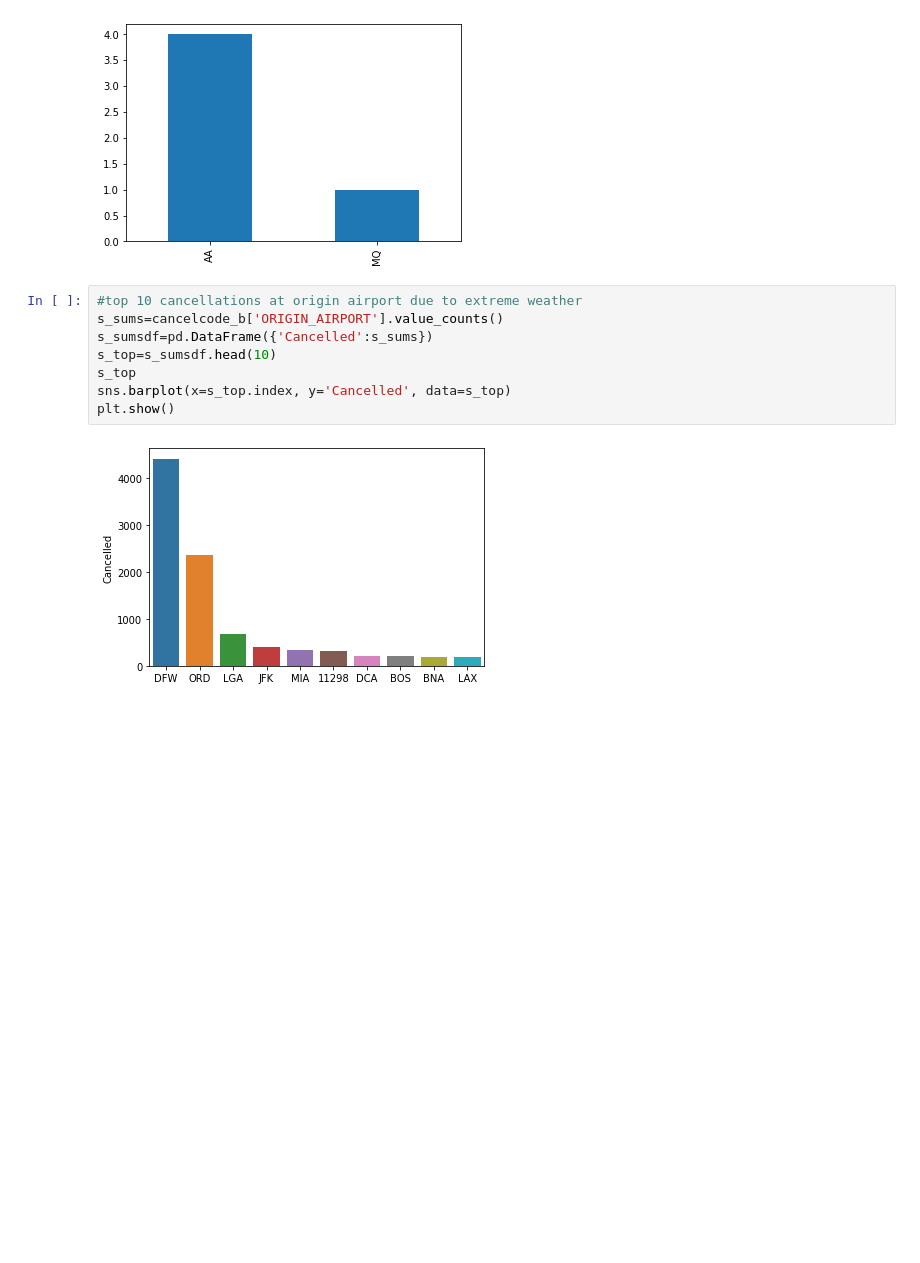
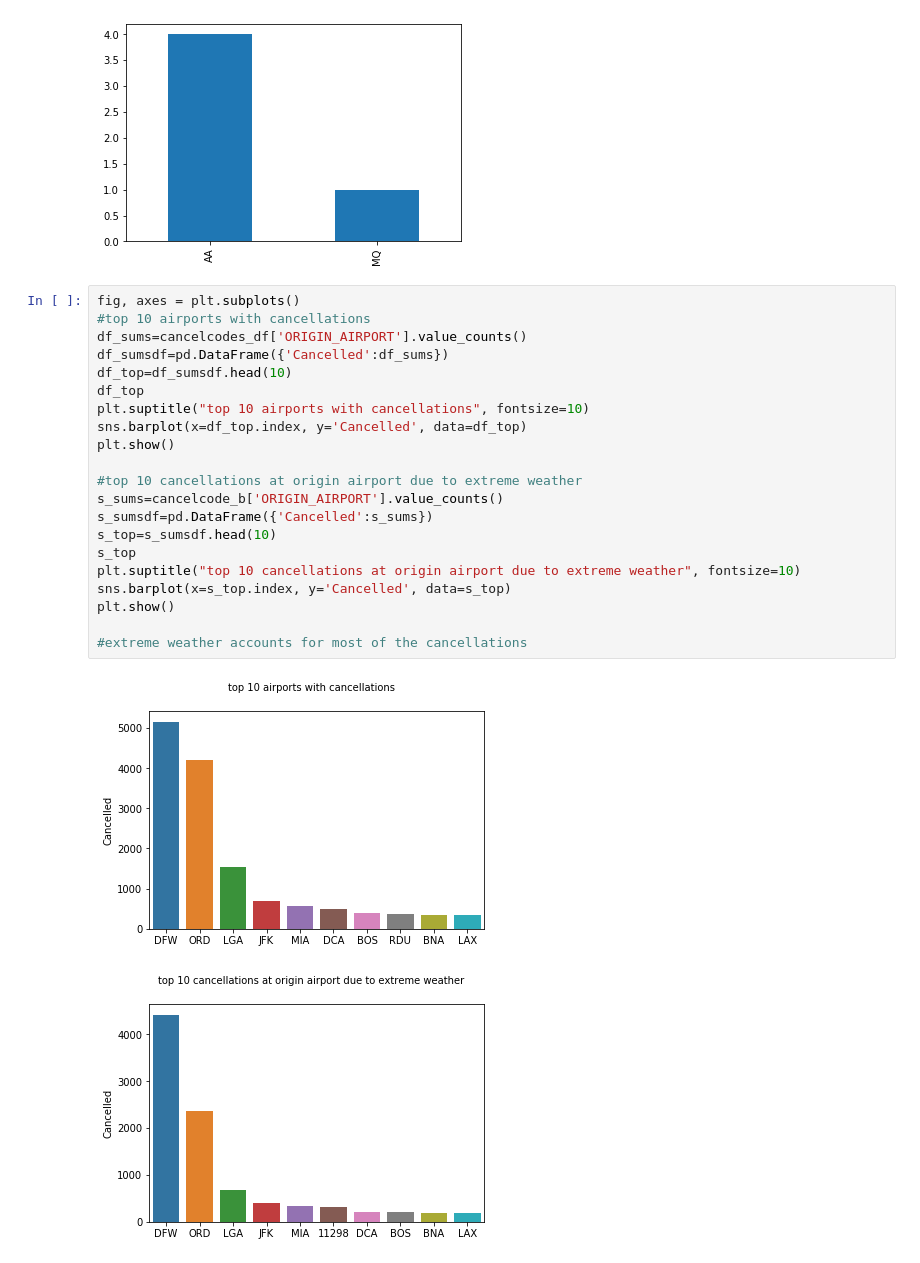
Before and after one commit to Kirstenj5115/Flight_Delays, a Jupyter notebook: FlightDelays_Capstone2_KirstenJames.ipynb, the cells around one changed output. Drawn from its saved outputs; the diff is of its cells as text; blank space fills up the shorter version.

```diff
--- a/FlightDelays_Capstone2_KirstenJames.ipynb
+++ b/FlightDelays_Capstone2_KirstenJames.ipynb
@@ -226,13 +226,27 @@ fig.tight_layout()
 [figure]
 [figure]
 # %%
+fig, axes = plt.subplots()
+#top 10 airports with cancellations
+df_sums=cancelcodes_df['ORIGIN_AIRPORT'].value_counts()
+df_sumsdf=pd.DataFrame({'Cancelled':df_sums})
+df_top=df_sumsdf.head(10)
+df_top
+plt.suptitle("top 10 airports with cancellations", fontsize=10)
+sns.barplot(x=df_top.index, y='Cancelled', data=df_top)
+plt.show()
+
 #top 10 cancellations at origin airport due to extreme weather
 s_sums=cancelcode_b['ORIGIN_AIRPORT'].value_counts()
 s_sumsdf=pd.DataFrame({'Cancelled':s_sums})
 s_top=s_sumsdf.head(10)
 s_top
+plt.suptitle("top 10 cancellations at origin airport due to extreme weather", fontsize=10)
 sns.barplot(x=s_top.index, y='Cancelled', data=s_top)
 plt.show()
+
+#extreme weather accounts for most of the cancellations
 # %% [output]
-[figure, old version]
+[figure, new version]
+[figure, added]
 # %%
```
Also changed, not shown: parts of 1 cell of this notebook.
